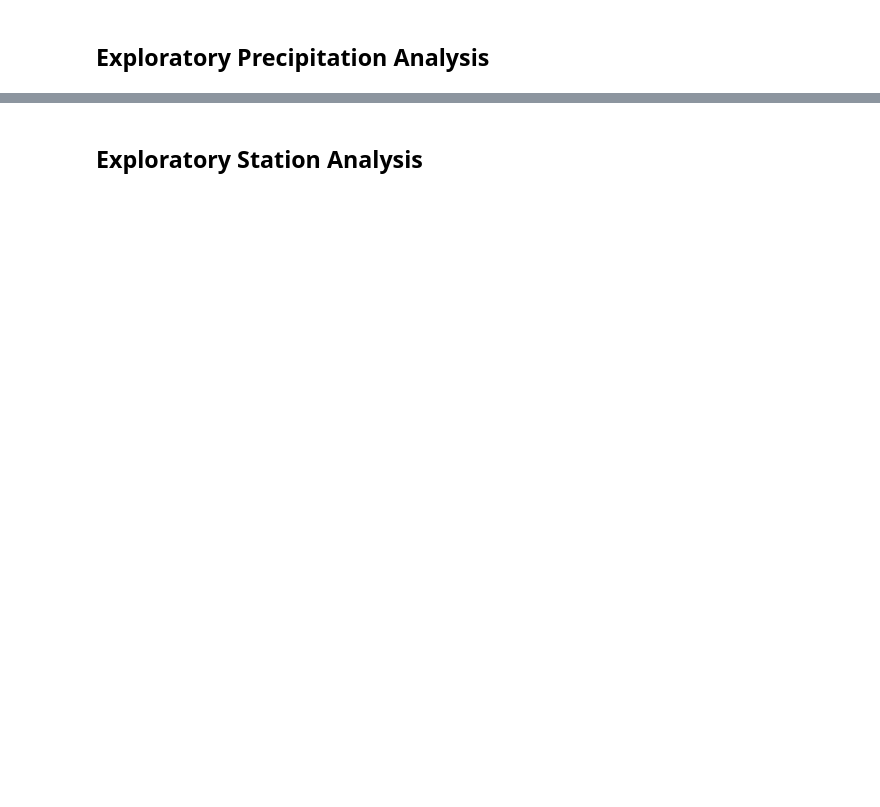
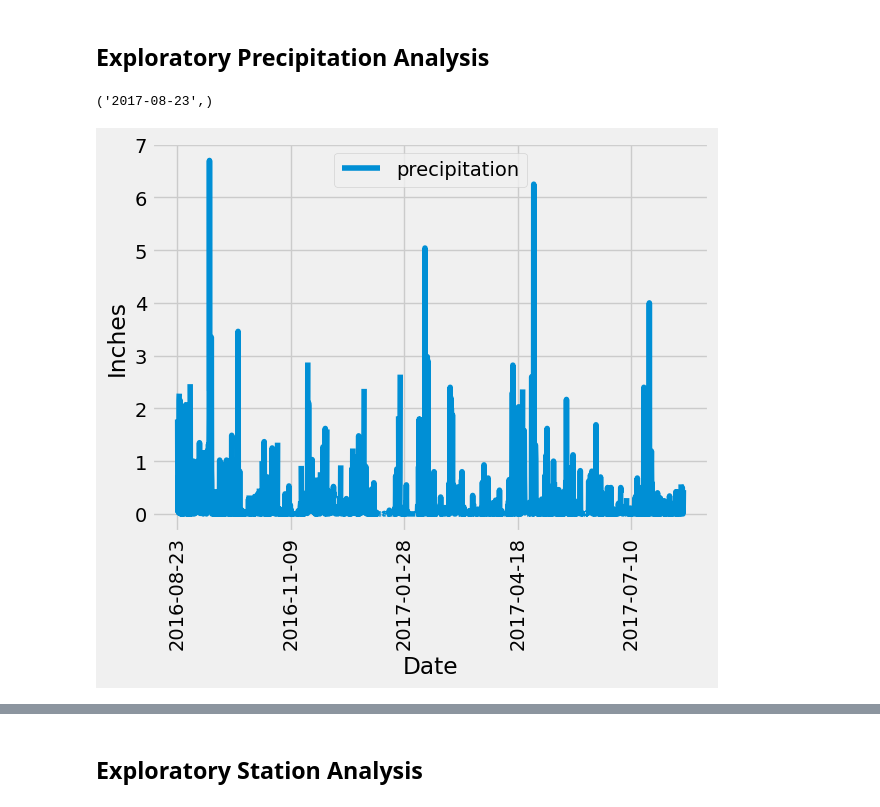
Before and after one commit to UzmaSayyeda/Climate-Analysis-with-SQLAlchemy-and-Flask, a Jupyter notebook: SurfsUp/Starter_Code/sqlalchemy_climate.ipynb, the cells around one changed output, grey strips where cells are left out. Drawn from its saved outputs; the diff is of its cells as text; code cells hidden in the pictures; blank space fills up the shorter version.

```diff
--- a/SurfsUp/Starter_Code/sqlalchemy_climate.ipynb
+++ b/SurfsUp/Starter_Code/sqlalchemy_climate.ipynb
@@ -33,7 +21,9 @@ from sqlalchemy import create_engine, func, Column, Integer, String, Float, insp
 engine = create_engine("sqlite:///Resources/hawaii.sqlite")
 # %%
 # reflect an existing database into a new model
-inspector = inspect(engine)
+
+Base = automap_base()
 
 # reflect the tables
-inspector.get_table_names()
+
+Base.prepare(autoload_with=engine)
@@ -62,4 +35,6 @@ class Hawaii(Base):
 # %%
 # Save references to each table
+Measurement=Base.classes.measurement
+Station=Base.classes.station
 # %%
 # Create our session (link) from Python to the DB
@@ -70,19 +47,32 @@ class Hawaii(Base):
+# %%
+most_recent_date
+# %% [output]
+('2017-08-23',)
 # %%
 # Design a query to retrieve the last 12 months of precipitation data and plot the results.
 # Starting from the most recent data point in the database.
 
 # Calculate the date one year from the last date in data set.
+previous_year = dt.date(2017,8,23) - dt.timedelta(days=365)
 
 
-# Perform a query to retrieve the data and precipitation scores
-
+# Perform a query to retrieve the date and precipitation scores
+results = session.query(Measurement.date,Measurement.prcp).filter(Measurement.date>=previous_year).all()
 
 # Save the query results as a Pandas DataFrame. Explicitly set the column names
-
+df=pd.DataFrame(results,columns=["date","precipitation"])
 
 # Sort the dataframe by date
-
+df.sort_values(by="date",inplace=True)
 
 # Use Pandas Plotting with Matplotlib to plot the data
+df.plot(x="date",
+        y="precipitation",
+        rot=90,
+        ylabel="Inches",
+        xlabel="Date")
+plt.show()
+# %% [output]
+[figure, added]
 # %%
 # Use Pandas to calculate the summary statistics for the precipitation data
```
Also changed, not shown: parts of 14 cells of this notebook.
